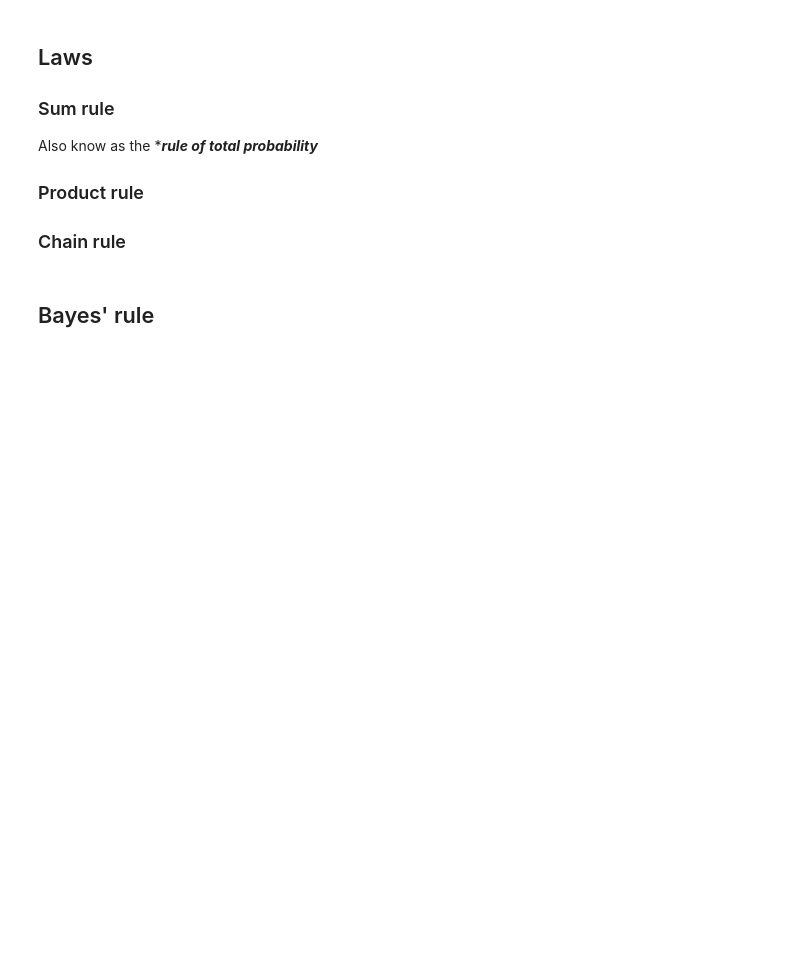
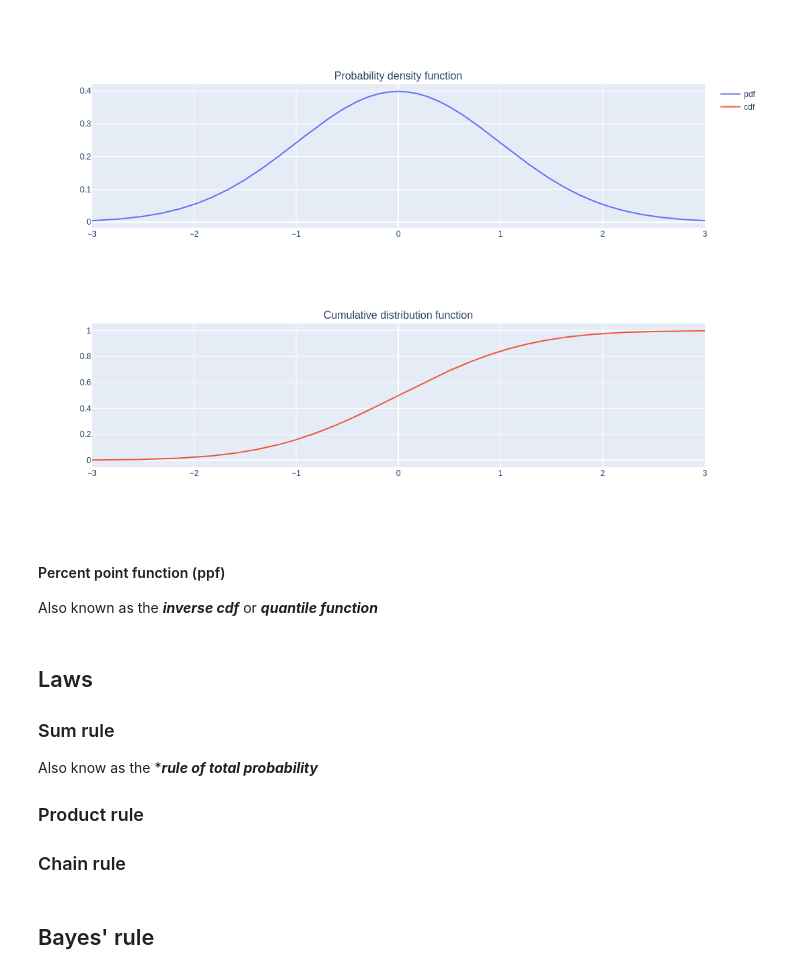
Before and after one commit to UpstatePedro/idea-bank, a Jupyter notebook: idea-bank/machine-learning/probability_theory.ipynb, the cells around one changed output. Cells and saved outputs as stored; diff of their text form; code cells hidden in the pictures; blank space fills up the shorter version.

```diff
--- a/idea-bank/machine-learning/probability_theory.ipynb
+++ b/idea-bank/machine-learning/probability_theory.ipynb
@@ -155,3 +157,28 @@ Also known as the ***inverse cdf*** or ***quantile function***
+# %%
+x = np.linspace(-3, 3, 1000)
+pdf = norm.pdf(x)
+cdf = norm.cdf(x)
+
+fig = make_subplots(rows=2, cols=1, subplot_titles=("Probability density function", "Cumulative distribution function"))
+fig.add_trace(
+    go.Scatter(x=x, y=pdf, hovertemplate="p(x=%{x:.2f})=%{y:.3f}", name='pdf'),
+    row=1, col=1
+)
+fig.add_trace(
+    go.Scatter(x=x, y=cdf, hovertemplate="P(x=%{x:.2f})=%{y:.3f}", name='cdf'),
+    row=2, col=1
+)
+fig.update_layout(
+    autosize=False,
+    width=750,
+    height=750)
+fig.show()
+# %% [output]
+[figure, added]
+# %% [markdown]
+#### Percent point function (ppf)
+
+Also known as the ***inverse cdf*** or ***quantile function***
 # %% [markdown]
 ## Laws
 
```
Also changed, not shown: parts of 2 cells of this notebook.
